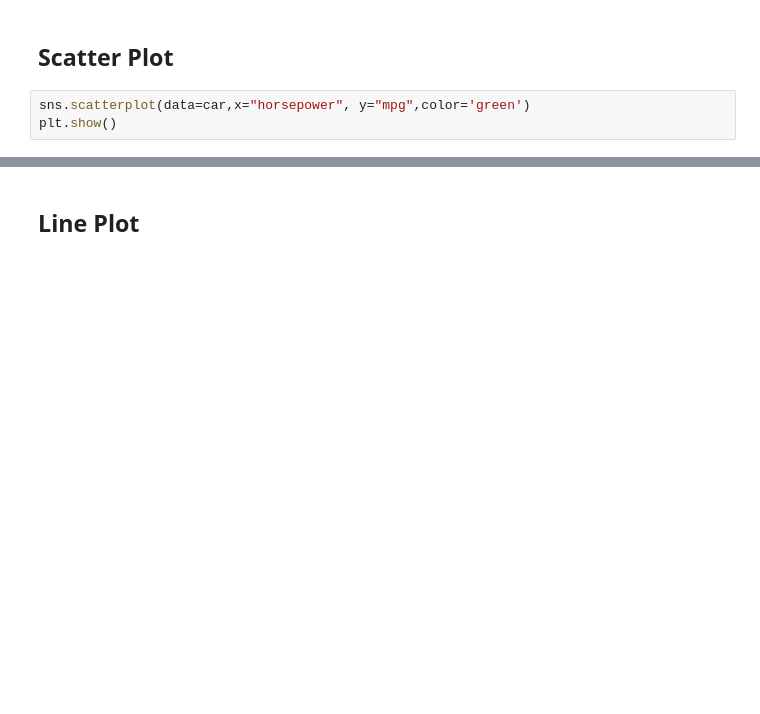
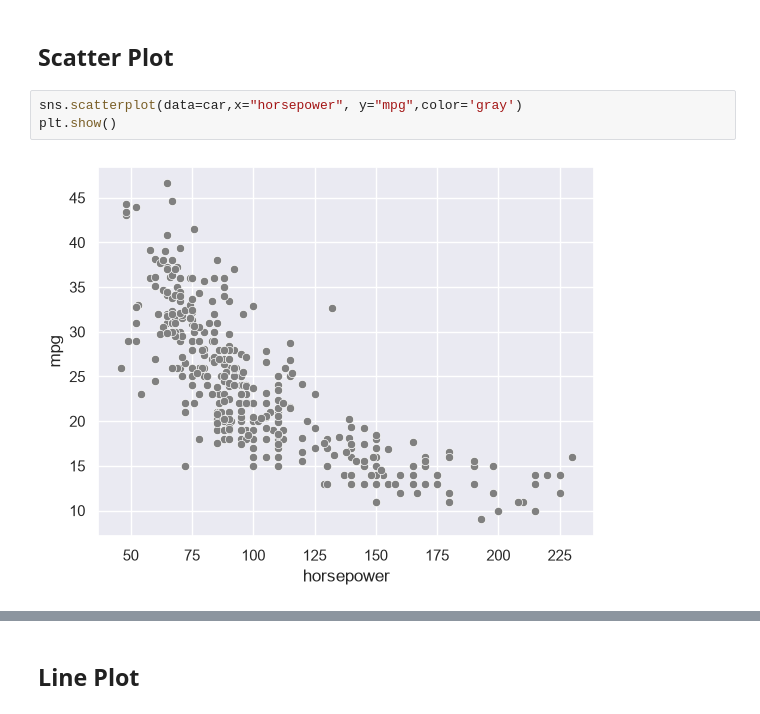
Before and after one commit to deveshpatwa/Free_Datasets, a Jupyter notebook: Python Class Files/Part 12 Seaborn.ipynb, the cells around one changed output, grey strips where cells are left out. Cells and saved outputs as stored; diff of their text form; blank space fills up the shorter version.

```diff
--- a/Python Class Files/Part 12 Seaborn.ipynb
+++ b/Python Class Files/Part 12 Seaborn.ipynb
@@ -36,8 +91,10 @@ plt.show()
 # %% [markdown]
 ## Scatter Plot
 # %%
-sns.scatterplot(data=car,x="horsepower", y="mpg",color='green')
+sns.scatterplot(data=car,x="horsepower", y="mpg",color='gray')
 plt.show()
+# %% [output]
+[figure, added]
 # %%
 sns.scatterplot(data=car,x="horsepower", y="mpg",hue="cylinders")
 plt.show()
```
Also changed, not shown: parts of 33 cells of this notebook, 11 other files.
